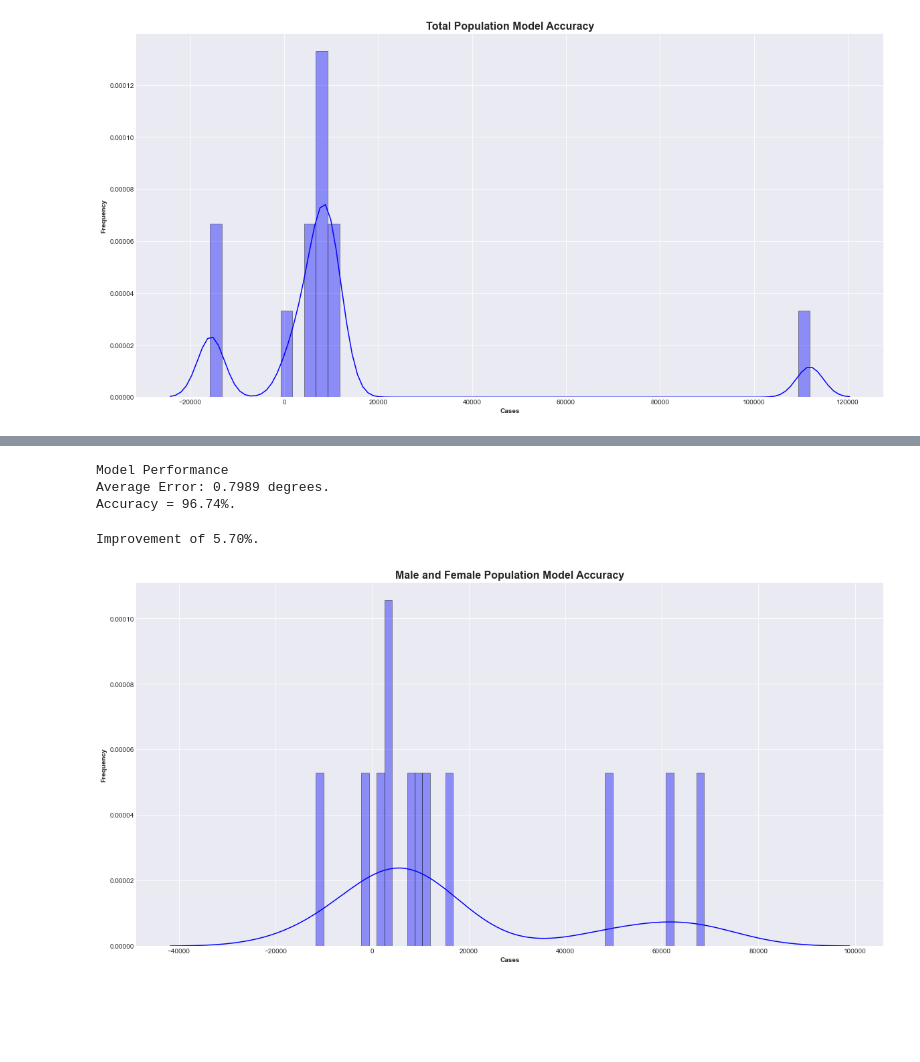
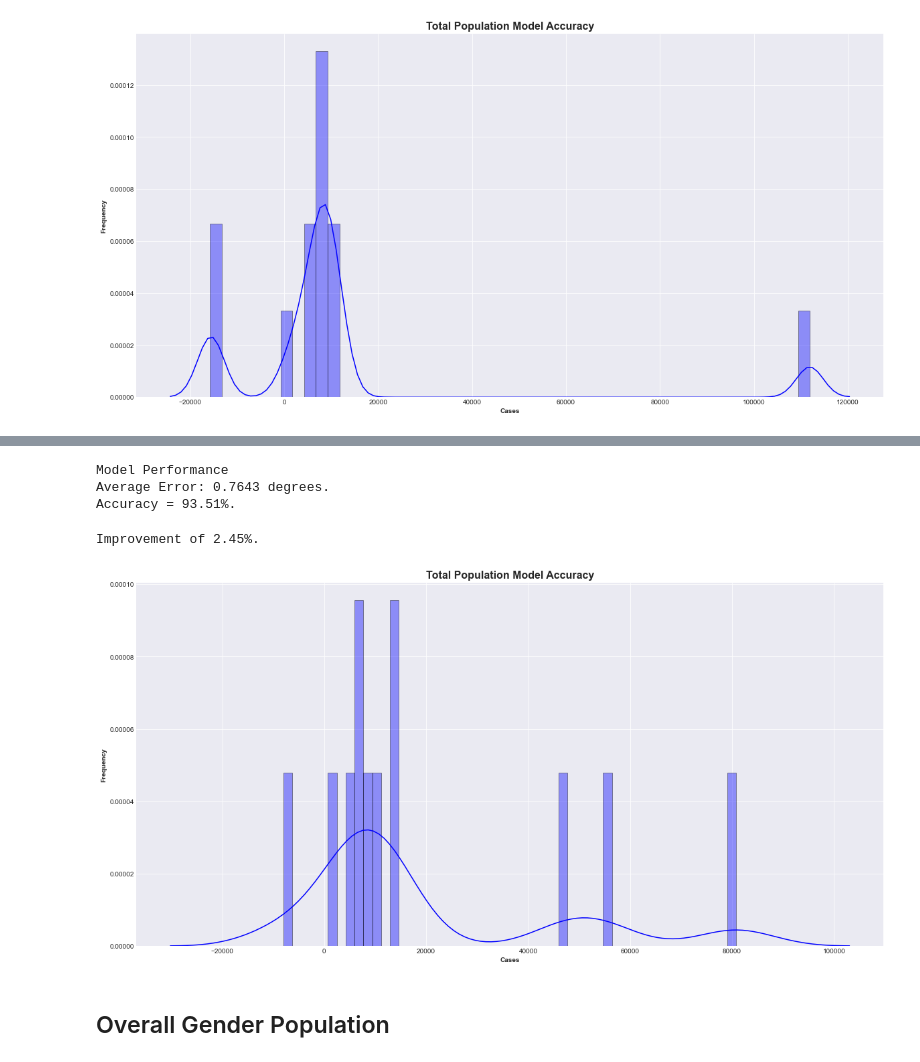
Before and after one commit to aakula7/Health-Literacy-COVID19, a Jupyter notebook: Census Demographic Data/Clean Data/Male and Female/XGBoost.ipynb, the cells around one changed output, grey strips where cells are left out. Cells and saved outputs as stored; diff of their text form; code cells hidden in the pictures; blank space fills up the shorter version.

Commit message:
Added more models that have been completed

```diff
--- a/Census Demographic Data/Clean Data/Male and Female/XGBoost.ipynb
+++ b/Census Demographic Data/Clean Data/Male and Female/XGBoost.ipynb
@@ -540,13 +723,13 @@ plt.show();
 # %%
 param_grid = {
-    "learning_rate": [0.05, 0.075, 0.1, 0.2, 0.3, 0.4],
-    "max_depth": [1, 2, 3, 4, 5, 6, 7],
-    "reg_lambda": [1, 1.5, 2, 3, 4.5],
-    "min_child_weight": [1, 3, 5, 7],
-    "n_estimators": [50, 100, 200, 300, 400, 500, 1000]
+    "learning_rate": [0.05, 0.06, 0.07, 0.08, 0.09, 0.1],
+    "max_depth": [1, 2, 3, 4, 5, 6, 7, 8, 9, 10],
+    "reg_lambda": [1, 2, 3, 4, 5, 6, 7, 8, 9, 10],
+    "colsample_bytree":[0.7, 0.8, 0.9, 1.0],
+    "min_child_weight": [1, 2, 3]
 }
 
-kfold = KFold(n_splits = 4)
+kfold = KFold(n_splits = 7)
 
 XG_GridModel = GridSearchCV(estimator = XGBmodel, param_grid = param_grid,
                           cv = kfold, n_jobs = -1, verbose = 2, return_train_score=True)
@@ -660,21 +842,23 @@ Accuracy = 91.23%.
 new_accuracy = evaluate(XG_NewModel, X_train_scaled, y_train_scaled)
 # %% [output]
 Model Performance
-Average Error: 0.7989 degrees.
-Accuracy = 96.74%.
+Average Error: 0.7643 degrees.
+Accuracy = 93.51%.
 # %%
 print('Improvement of {:0.2f}%.'.format( 100 * (new_accuracy - base_accuracy) / new_accuracy))
 # %% [output]
-Improvement of 5.70%.
+Improvement of 2.45%.
 # %%
 rcParams['figure.figsize'] = 20, 10
 
 plt.figure()
 sns.distplot((np.array(test_predictions).reshape(-1) - y_test), bins = 51, color = 'b', hist_kws = {'edgecolor':'k'})
-plt.title('Male and Female Population Model Accuracy', fontsize = 16, fontweight = 'bold')
+plt.title('Total Population Model Accuracy', fontsize = 16, fontweight = 'bold')
 plt.xlabel('Cases', fontsize = 10, fontweight = 'bold')
 plt.ylabel('Frequency', fontsize = 10, fontweight = 'bold')
 
 plt.show();
 # %% [output]
-[figure, old version]
+[figure, new version]
+# %% [markdown]
+## Overall Gender Population
```
Also changed, not shown: parts of 49 cells of this notebook, 8 other files.
